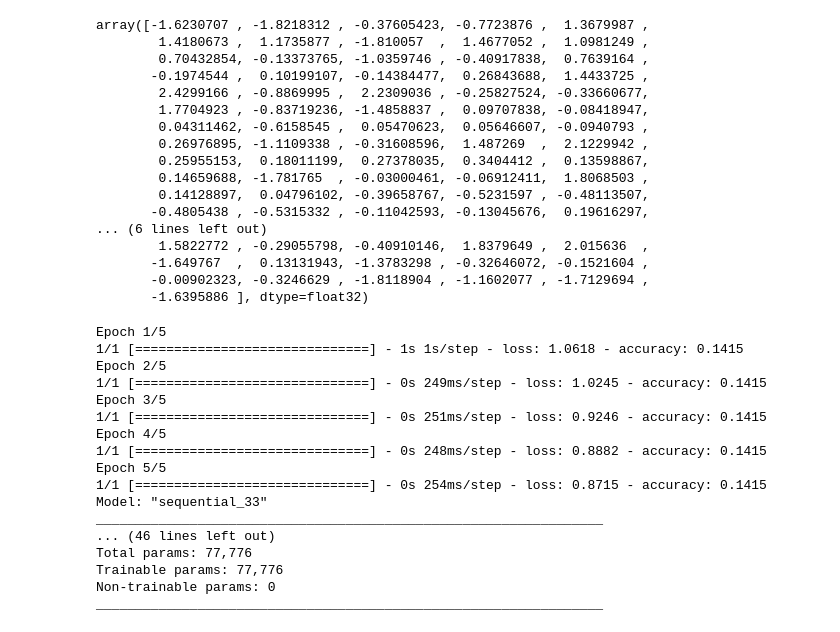
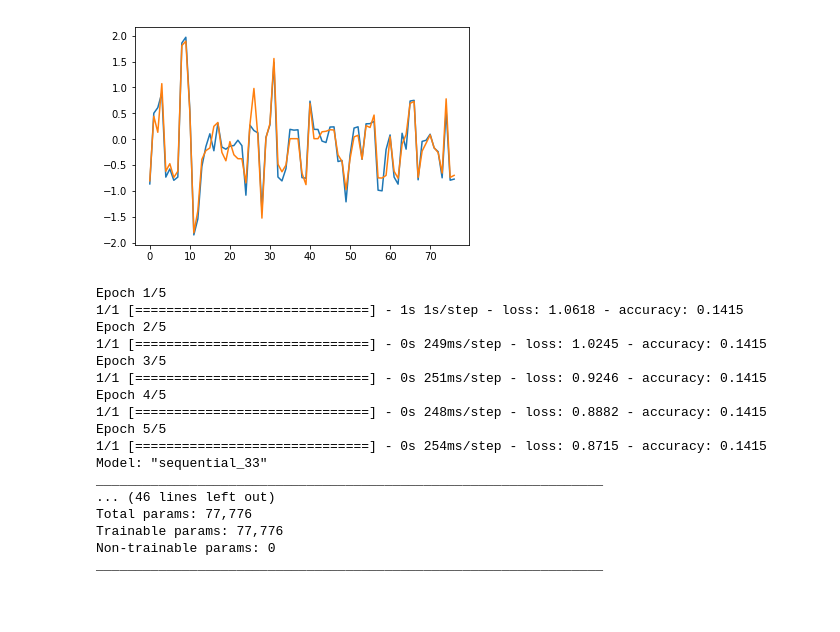
Before and after one commit to joelwwiggins/car_ml, a Jupyter notebook: Copy_of_notebook_test.ipynb, the cells around one changed output. Drawn from its saved outputs; the diff is of its cells as text; code cells hidden in the pictures; blank space fills up the shorter version.

```diff
--- a/Copy_of_notebook_test.ipynb
+++ b/Copy_of_notebook_test.ipynb
@@ -120,23 +180,10 @@ plt.show()
-# %%
-test_predictions[5]
-# %% [output]
-array([-1.6230707 , -1.8218312 , -0.37605423, -0.7723876 ,  1.3679987 ,
-        1.4180673 ,  1.1735877 , -1.810057  ,  1.4677052 ,  1.0981249 ,
-        0.70432854, -0.13373765, -1.0359746 , -0.40917838,  0.7639164 ,
-       -0.1974544 ,  0.10199107, -0.14384477,  0.26843688,  1.4433725 ,
-        2.4299166 , -0.8869995 ,  2.2309036 , -0.25827524, -0.33660677,
-        1.7704923 , -0.83719236, -1.4858837 ,  0.09707838, -0.08418947,
-        0.04311462, -0.6158545 ,  0.05470623,  0.05646607, -0.0940793 ,
-        0.26976895, -1.1109338 , -0.31608596,  1.487269  ,  2.1229942 ,
-        0.25955153,  0.18011199,  0.27378035,  0.3404412 ,  0.13598867,
-        0.14659688, -1.781765  , -0.03000461, -0.06912411,  1.8068503 ,
-        0.14128897,  0.04796102, -0.39658767, -0.5231597 , -0.48113507,
-       -0.4805438 , -0.5315332 , -0.11042593, -0.13045676,  0.19616297,
-... (6 lines left out)
-        1.5822772 , -0.29055798, -0.40910146,  1.8379649 ,  2.015636  ,
-       -1.649767  ,  0.13131943, -1.3783298 , -0.32646072, -0.1521604 ,
-       -0.00902323, -0.3246629 , -1.8118904 , -1.1602077 , -1.7129694 ,
-       -1.6395886 ], dtype=float32)
+# %%
+#plot the test_predictions and x_test
+plt.plot(test_predictions[2])
+plt.plot(X_test[2])
+plt.show()
+# %% [output]
+[figure, added]
 # %%
 
 
```
Also changed, not shown: parts of 4 cells of this notebook, 1 other file.
